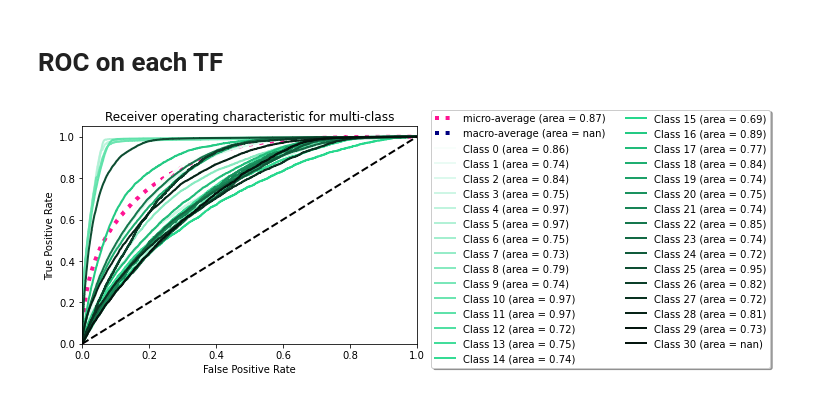
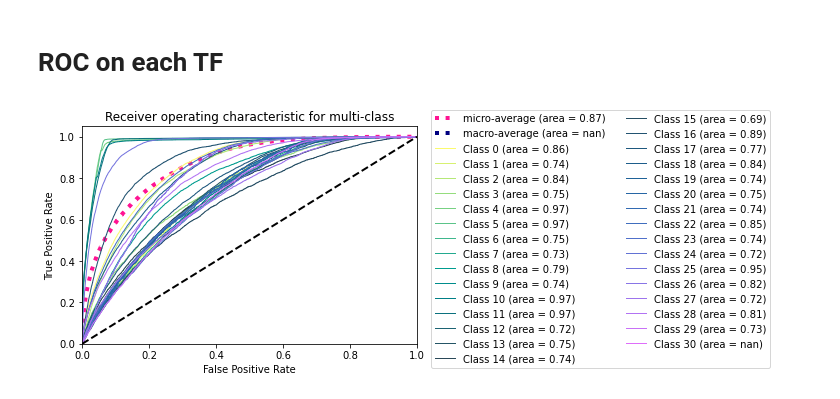
Before and after one commit to ManiacMaxo/Thesis, a Jupyter notebook: src/DanQ.ipynb, the cells around one changed output. Cells and saved outputs as stored; diff of their text form; code cells hidden in the pictures.

```diff
--- a/src/DanQ.ipynb
+++ b/src/DanQ.ipynb
@@ -132,31 +158,4 @@ pred = model.predict(X_test)
 # %%
-from sklearn.metrics import auc, roc_auc_score, roc_curve
-
-n_classes = 31
-lw = 2
-
-fpr = dict()
-tpr = dict()
-roc_auc = dict()
-for i in range(n_classes):
-    fpr[i], tpr[i], _ = roc_curve(y_test[:, i], pred[:, i])
-    roc_auc[i] = auc(fpr[i], tpr[i])
-
-fpr["micro"], tpr["micro"], _ = roc_curve(y_test.ravel(), pred.ravel())
-roc_auc["micro"] = auc(fpr["micro"], tpr["micro"])
-
-all_fpr = np.unique(np.concatenate([fpr[i] for i in range(n_classes)]))
-
-mean_tpr = np.zeros_like(all_fpr)
-for i in range(n_classes):
-    mean_tpr += np.interp(all_fpr, fpr[i], tpr[i])
-
-mean_tpr /= n_classes
-
-fpr["macro"] = all_fpr
-tpr["macro"] = mean_tpr
-roc_auc["macro"] = auc(fpr["macro"], tpr["macro"])
-
 plt.figure()
 plt.plot(
     fpr["micro"],
@@ -166,66 +165,66 @@ plt.plot(
     linestyle=":",
     linewidth=4,
 )
 
 plt.plot(
     fpr["macro"],
     tpr["macro"],
     label=f"macro-average (area = {roc_auc['macro']:.2f})",
     color="navy",
     linestyle=":",
     linewidth=4,
 )
 
-colors = ["#f8fefb",
-"#eafbf4",
-"#dcf9ed",
-"#cef6e5",
-"#c0f4de",
-"#b2f1d6",
-"#a4efcf",
-"#96ecc8",
-"#88eac0",
-"#7ae7b9",
-"#6de5b1",
-"#5fe2aa",
-"#51e0a3",
-"#43dd9b",
-"#35db94",
-"#27d88d",
-"#24ca84",
-"#22bc7a",
-"#1fae71",
-"#1da068",
-"#1a925f",
-"#188456",
-"#15774d",
-"#136944",
-"#105b3b",
-"#0e4d32",
-"#0b3f29",
-"#093120",
-"#062317",
-"#04150e",
-"#04150e"]
-# from itertools import cycle
-# colors = cycle['aqua', 'darkorange', 'cornflowerblue']
+colors = [
+    "#fafa6e",
+    "#d7f171",
+    "#b5e877",
+    "#95dd7d",
+    "#77d183",
+    "#5bc489",
+    "#3fb78d",
+    "#23aa8f",
+    "#009c8f",
+    "#008d8c",
+    "#007f86",
+    "#0b717e",
+    "#1c6373",
+    "#255566",
+    "#2a4858",
+    "#264e64",
+    "#225371",
+    "#1e587e",
+    "#1d5d8b",
+    "#1f6298",
+    "#2766a5",
+    "#326ab2",
+    "#406ebe",
+    "#5070ca",
+    "#6272d4",
+    "#7574de",
+    "#8975e6",
+    "#9d74ed",
+    "#b273f3",
+    "#c871f7",
+    "#de6efa"
+]
 
 for i, color in zip(range(n_classes), colors):
     plt.plot(
         fpr[i],
         tpr[i],
         lw=lw,
         color=color,
         label=f"Class {i} (area = {roc_auc[i]:.2f})",
     )
 
-plt.plot([0, 1], [0, 1], "k--", lw=lw)
+plt.plot([0, 1], [0, 1], "k--", lw=2)
 plt.xlim([0.0, 1.0])
 plt.ylim([0.0, 1.05])
 plt.xlabel("False Positive Rate")
 plt.ylabel("True Positive Rate")
 plt.title("Receiver operating characteristic for multi-class")
-plt.legend(loc="upper right", bbox_to_anchor=(2.07, 1.1), shadow=True, ncol=2)
+plt.legend(loc="upper right", bbox_to_anchor=(2.07, 1.1), ncol=2)
 plt.show()
 # %% [output]
-[figure, old version]
+[figure, new version]
```
Also changed, not shown: parts of 1 cell of this notebook, 1 other file.
